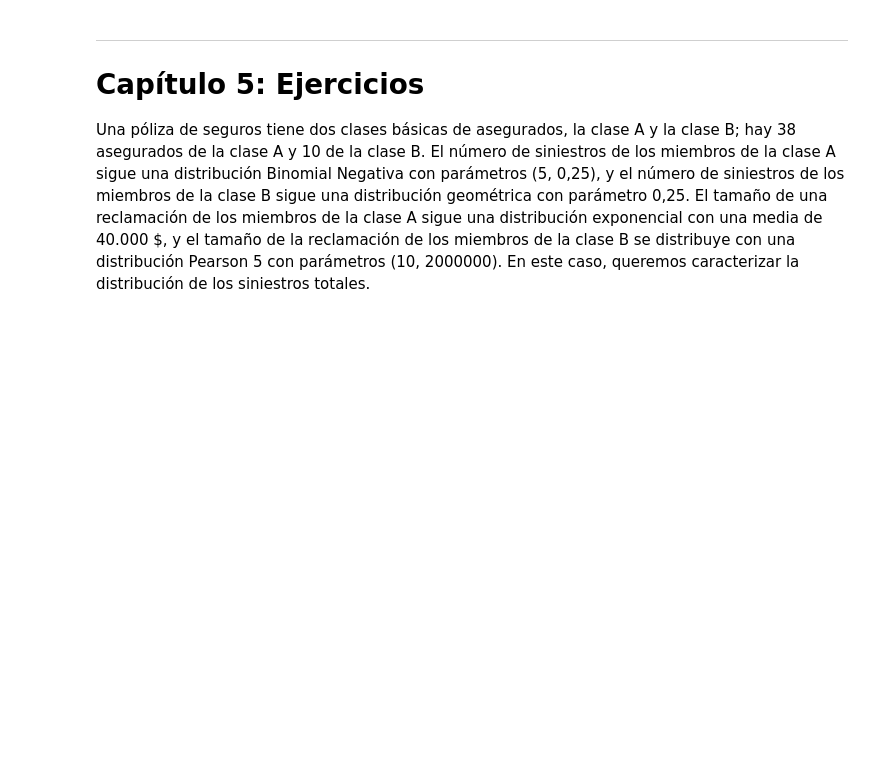
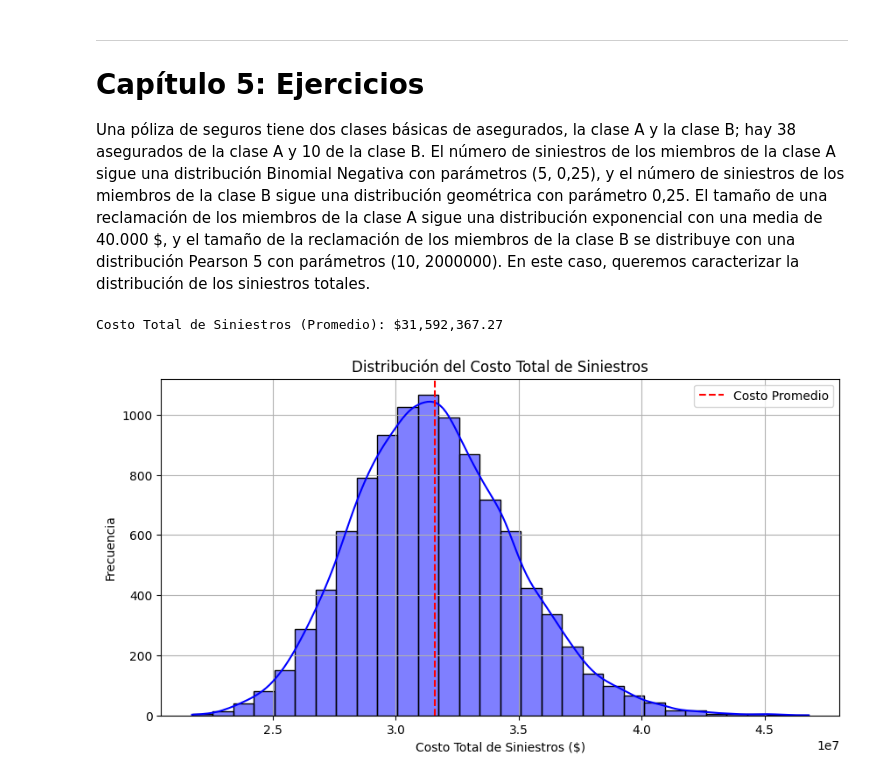
Before and after one commit to Tomaslopera/Truncamiento, a Jupyter notebook: Truncamiento.ipynb, the cells around one changed output. Drawn from its saved outputs; the diff is of its cells as text; code cells hidden in the pictures; blank space fills up the shorter version.

Commit message:
Ejercicio de Clase

```diff
--- a/Truncamiento.ipynb
+++ b/Truncamiento.ipynb
@@ -322,3 +322,35 @@ plt.show()
 # Capítulo 5: Ejercicios
 
 Una póliza de seguros tiene dos clases básicas de asegurados, la clase A y la clase B; hay 38 asegurados de la clase A y 10 de la clase B.  El número de siniestros de los miembros de la clase A sigue una distribución Binomial Negativa con parámetros (5, 0,25), y el número de siniestros de los miembros de la clase B sigue una distribución geométrica con parámetro 0,25. El tamaño de una reclamación de los miembros de la clase A sigue una distribución exponencial con una media de 40.000 $, y el tamaño de la reclamación de los miembros de la clase B se distribuye con una distribución Pearson 5 con parámetros (10, 2000000). En este caso, queremos caracterizar la distribución de los siniestros totales.
+# %%
+claseA = 38
+claseB = 10
+trial = 10000
+
+siniestros_totales = []
+
+for _ in range(trial):
+    siniestros_claseA = stats.nbinom.rvs(n=5, p=0.25, size=claseA)
+    siniestros_claseB = stats.geom.rvs(p=0.25, size=claseB)
+
+    reclamaciones_A = stats.expon.rvs(scale=40000, size=np.sum(siniestros_claseA))
+    reclamaciones_B = stats.invgamma.rvs(a=10, scale=2000000, size=np.sum(siniestros_claseB))
+
+    total_siniestros = np.sum(reclamaciones_A) + np.sum(reclamaciones_B)
+    siniestros_totales.append(total_siniestros)
+
+print(f"Costo Total de Siniestros (Promedio): ${np.mean(siniestros_totales):,.2f}")
+
+# Graficar la distribución del costo total de siniestros
+plt.figure(figsize=(10, 5))
+sns.histplot(siniestros_totales, bins=30, color='blue', kde=True)
+plt.xlabel('Costo Total de Siniestros ($)')
+plt.ylabel('Frecuencia')
+plt.title('Distribución del Costo Total de Siniestros')
+plt.axvline(np.mean(siniestros_totales), color='red', linestyle='dashed', label='Costo Promedio')
+plt.legend()
+plt.grid()
+plt.show()
+# %% [output]
+Costo Total de Siniestros (Promedio): $31,592,367.27
+[figure, added]
```
Also changed, not shown: parts of 2 cells of this notebook.
